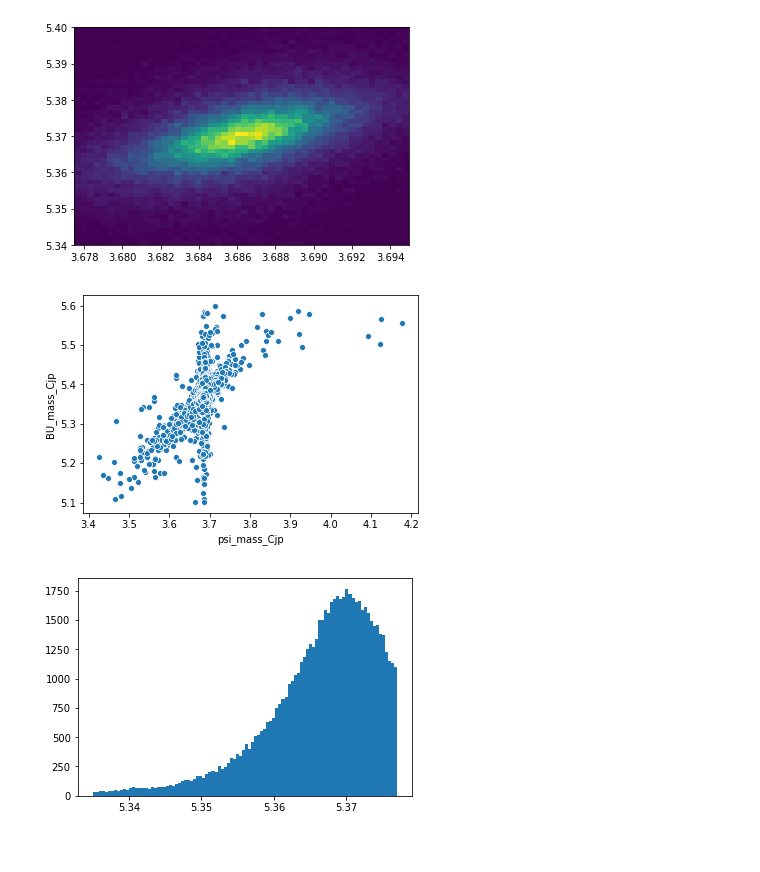
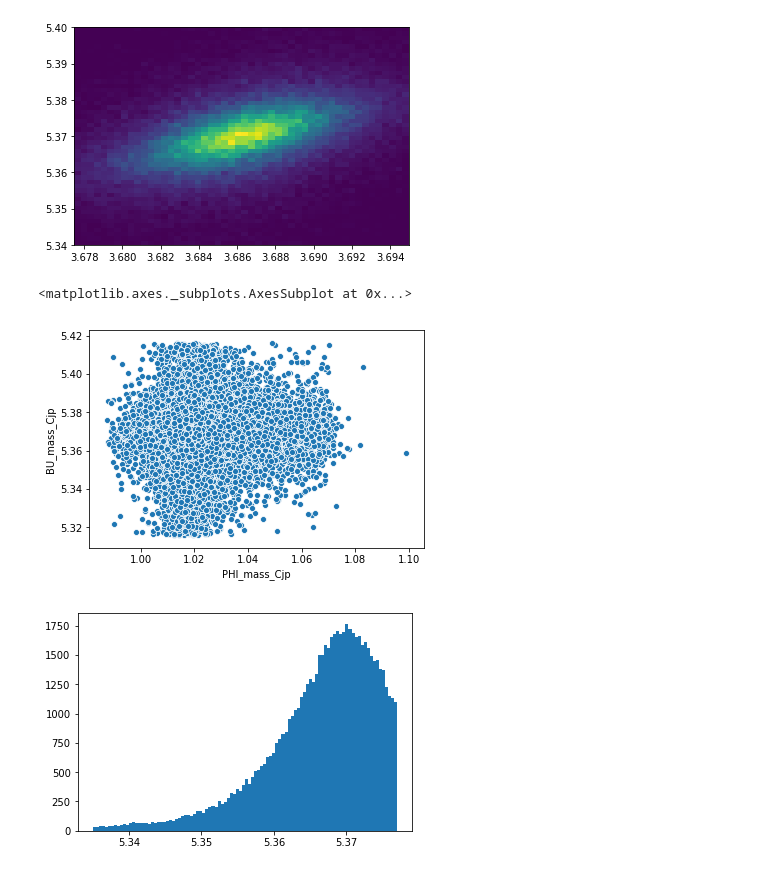
Before and after one commit to ofivite/MISP2019, a Jupyter notebook: school_preliminary_studies.ipynb, the cells around one changed output. Drawn from its saved outputs; the diff is of its cells as text; code cells hidden in the pictures.

```diff
--- a/school_preliminary_studies.ipynb
+++ b/school_preliminary_studies.ipynb
@@ -105,12 +112,15 @@ signal = MC[matching_mask]
 
 B_window = 0.05; #left_sdbd_dist = 5.366 - 5.25 - B_window
 mass_mask_for_bkgr = np.array([True] * data.shape[0])
+mass_mask_for_sig = np.array([True] * signal.shape[0])
 sig_window = {'BU_mass_Cjp': [5.366 - B_window, 5.366 + B_window]}
 ### compose a mass window mask
 for key, value in sig_window.items():
     mass_mask_for_bkgr &= ((data[key] > value[0] - B_window) & (data[key] < value[0])) | ( (data[key] > value[1]) & (data[key] < value[1] + B_window))
+    mass_mask_for_sig &= (signal[key] > value[0]) & (signal[key] < value[1])
 
 bkgr = data[mass_mask_for_bkgr]
+signal = signal[mass_mask_for_sig]
 
 
 
@@ -132,10 +147,11 @@ plt.show()
 # %% [output]
 [figure]
 # %%
-sns.scatterplot(x=signal['psi_mass_Cjp'], y=signal['BU_mass_Cjp'])
-plt.savefig('psi_Bs_MC_scatter_0p005.png')
+sns.scatterplot(x=signal['PHI_mass_Cjp'], y=signal['BU_mass_Cjp'])
+# plt.savefig('psi_Bs_MC_scatter_0p005.png')
 # %% [output]
+<matplotlib.axes._subplots.AxesSubplot at 0x...>
-[figure, old version]
+[figure, new version]
 # %%
 plt.hist(signal['BU_mass_Cjp'], bins=100, range=(5.335, 5.377))
 plt.show()
```
Also changed, not shown: parts of 37 cells of this notebook.
